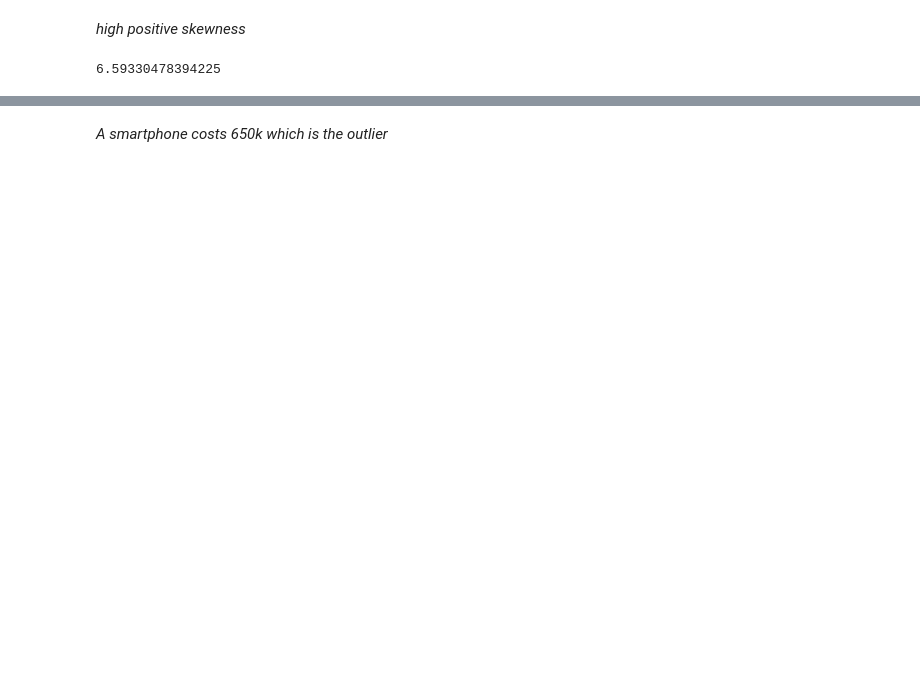
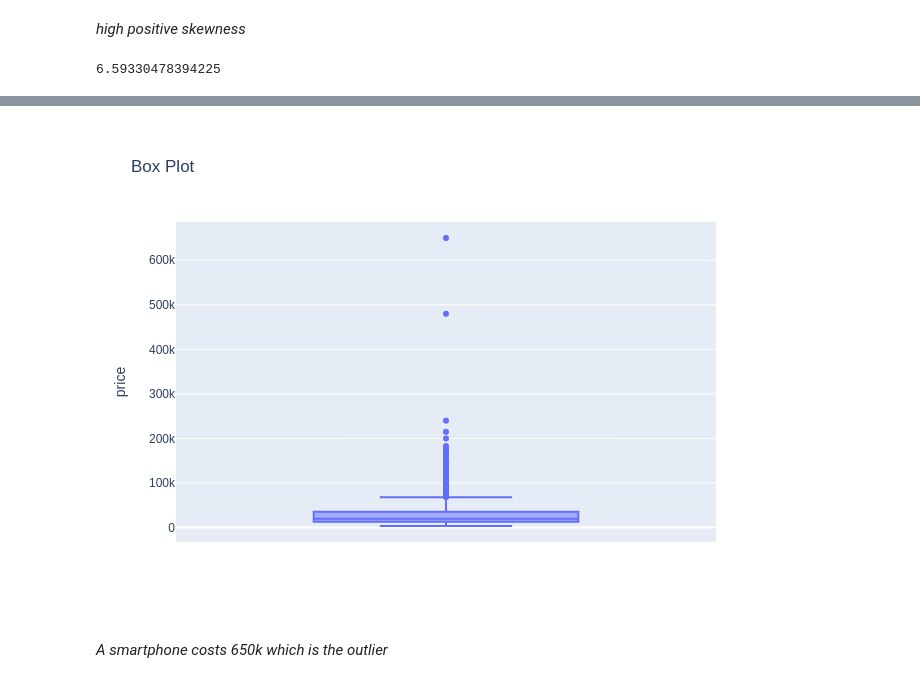
Before and after one commit to NityaVerma19/Data-Cleaning-Smartphone-Dataset, a Jupyter notebook: data-cleaning.ipynb, the cells around one changed output, grey strips where cells are left out. Saved outputs shown, nothing was run; the diff lists cells and outputs as text; code cells hidden in the pictures; blank space fills up the shorter version.

```diff
--- a/data-cleaning.ipynb
+++ b/data-cleaning.ipynb
@@ -973,5 +975,7 @@ df1['price'].skew()
 # %%
 #plotting a kde plot
 
-px.box(df1, y='price', title='Box Plot')
+fig2 = px.box(df1, y='price', title='Box Plot')
+
+fig2.show("png")
 # %% [output]
@@ -979,2 +982,3 @@ px.box(df1, y='price', title='Box Plot')
+[figure, added]
 # %% [markdown]
 *A smartphone costs 650k which is the outlier*
```
Also changed, not shown: parts of 3 cells of this notebook.
